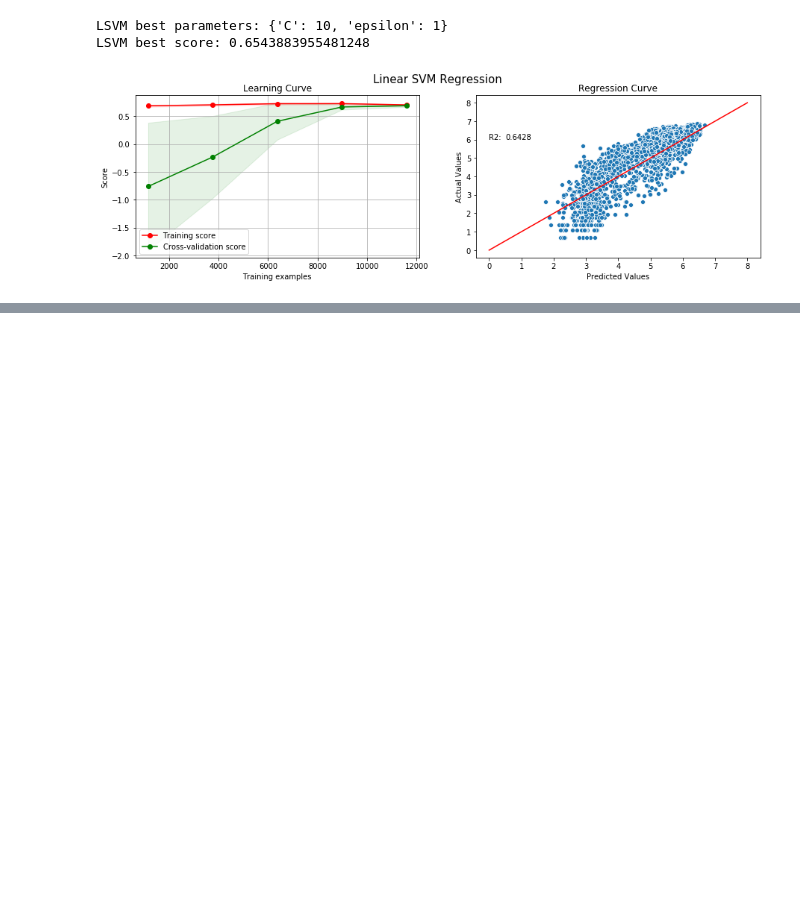
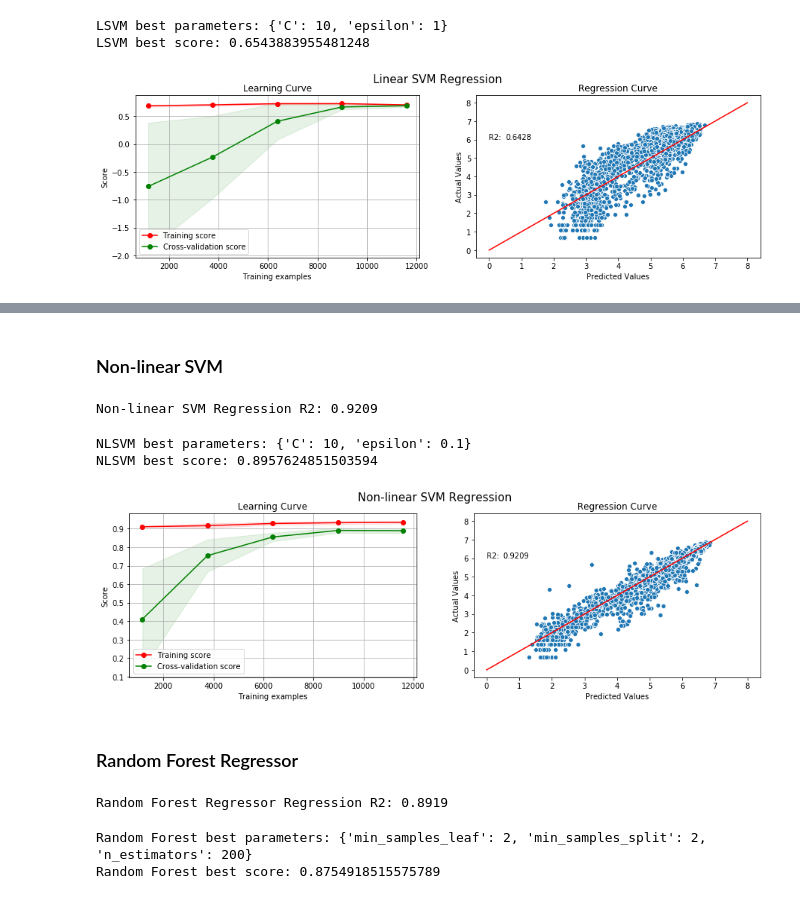
Before and after one commit to lhandal/bike_sharing_dask, a Jupyter notebook: Dask_Bike-Sharing_Leandro_Handal.ipynb, the cells around one changed output, grey strips where cells are left out. Cells and saved outputs as stored; diff of their text form; code cells hidden in the pictures; blank space fills up the shorter version.

Commit message:
Modeling - Non-Linear Models
Modeling with:
- SVM (rbf kernel)
- Random Forest Regressor
- Gradient Boosting Regressor
- XGBoost

```diff
--- a/Dask_Bike-Sharing_Leandro_Handal.ipynb
+++ b/Dask_Bike-Sharing_Leandro_Handal.ipynb
@@ -955,0 +958,44 @@ lsvm_plot()
+# %% [markdown]
+### Non-linear SVM<a class="anchor" id="6.3.1"></a>
+# %%
+nlsvm = SVR(C=10, epsilon=0.1)
+nlsvm_model = nlsvm.fit(X_train, y_train)
+y_pred_nlsvm = nlsvm.predict(X_test)
+# %%
+nlsvm_score = round(r2_score(y_test, y_pred_nlsvm), 4)
+print("Non-linear SVM Regression R2: {}".format(nlsvm_score))
+# %% [output]
+Non-linear SVM Regression R2: 0.9209
+# %%
+with joblib.parallel_backend('dask'):
+    param_nlsvm = {"C": [10, 100, 1000], "epsilon": [0.1, 1, 10, 100]}
+    nlsvm = SVR()
+# %%
+grid_search = dcv.GridSearchCV(estimator=nlsvm, param_grid=param_nlsvm, cv=3)
+grid_search.fit(X, y)
+print(f'NLSVM best parameters: {grid_search.best_params_}')
+print(f'NLSVM best score: {grid_search.best_score_}')
+# %% [output]
+NLSVM best parameters: {'C': 10, 'epsilon': 0.1}
+NLSVM best score: 0.8957624851503594
+# %%
+def nlsvm_plot():
+    fig, (ax1, ax2) = plt.subplots(ncols=2, figsize=(15, 4))
+    plot_learning_curve(nlsvm, title="Learning Curve", X=X.compute(), y=y.compute(), ax=ax1)
+    sns.scatterplot(y_pred_nlsvm, y_test, ax=ax2)
+    ax2.set_title("Regression Curve")
+    ax2.set_ylabel("Actual Values")
+    ax2.set_xlabel("Predicted Values")
+    fig.suptitle("Non-linear SVM Regression", size=15)
+    X_plot = np.linspace(0, 8, 2)
+    Y_plot = X_plot
+    ax2.plot(X_plot, Y_plot, color="r")
+    ax2.text(0, 6, "R2:")
+    ax2.text(0.5, 6, nlsvm_score)
+
+
+nlsvm_plot()
+# %% [output]
+[figure, added]
+# %% [markdown]
+### Random Forest Regressor<a class="anchor" id="6.3.2"></a>
@@ -955,0 +1006,5 @@ lsvm_plot()
+# %%
+rf_score = round(r2_score(y_test, y_pred_rf), 4)
+print("Random Forest Regressor Regression R2: {}".format(rf_score))
+# %% [output]
+Random Forest Regressor Regression R2: 0.8919
@@ -955,0 +1019,8 @@ lsvm_plot()
+# %%
+grid_search = dcv.GridSearchCV(estimator=rf, param_grid=param_rf, cv=3)
+grid_search.fit(X, y)
+print(f'Random Forest best parameters: {grid_search.best_params_}')
+print(f'Random Forest best score: {grid_search.best_score_}')
+# %% [output]
+Random Forest best parameters: {'min_samples_leaf': 2, 'min_samples_split': 2, 'n_estimators': 200}
+Random Forest best score: 0.8754918515575789
```
Also changed, not shown: parts of 19 cells of this notebook.
